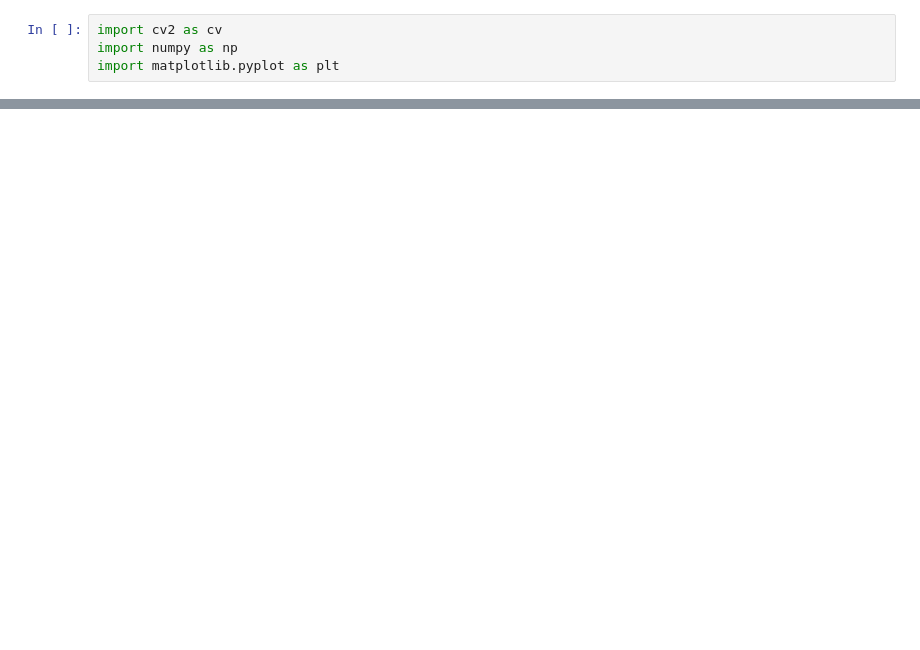
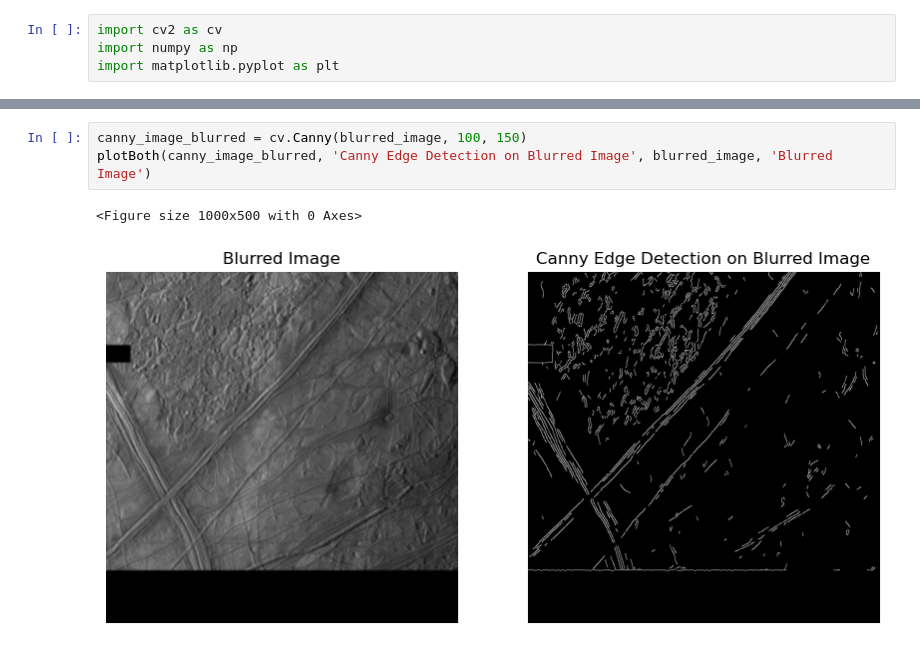
Before and after one commit to Rowan-Nag/Europa-Cycloided, a Jupyter notebook: europa-filters.ipynb, the cells around one changed output, grey strips where cells are left out. Saved outputs shown, nothing was run; the diff lists cells and outputs as text; blank space fills up the shorter version.

```diff
--- a/europa-filters.ipynb
+++ b/europa-filters.ipynb
@@ -28,0 +86,6 @@ plt.imshow(edges, cmap="gray")
+# %%
+canny_image_blurred = cv.Canny(blurred_image, 100, 150)
+plotBoth(canny_image_blurred, 'Canny Edge Detection on Blurred Image', blurred_image, 'Blurred Image')
+# %% [output]
+<Figure size 1000x500 with 0 Axes>
+[figure, added]
```
Also changed, not shown: parts of 13 cells of this notebook.
